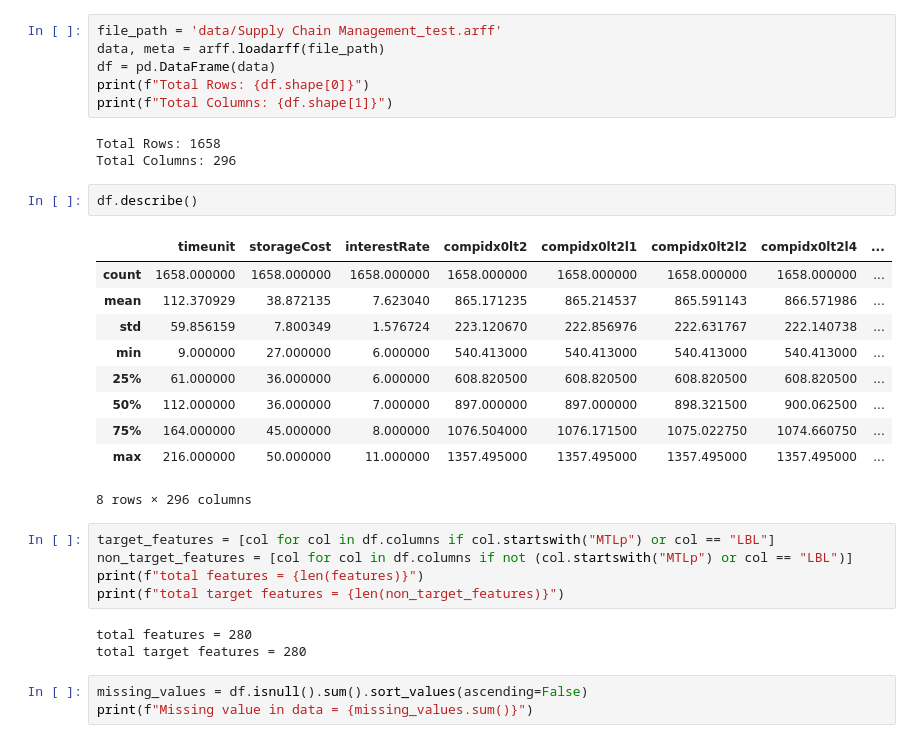
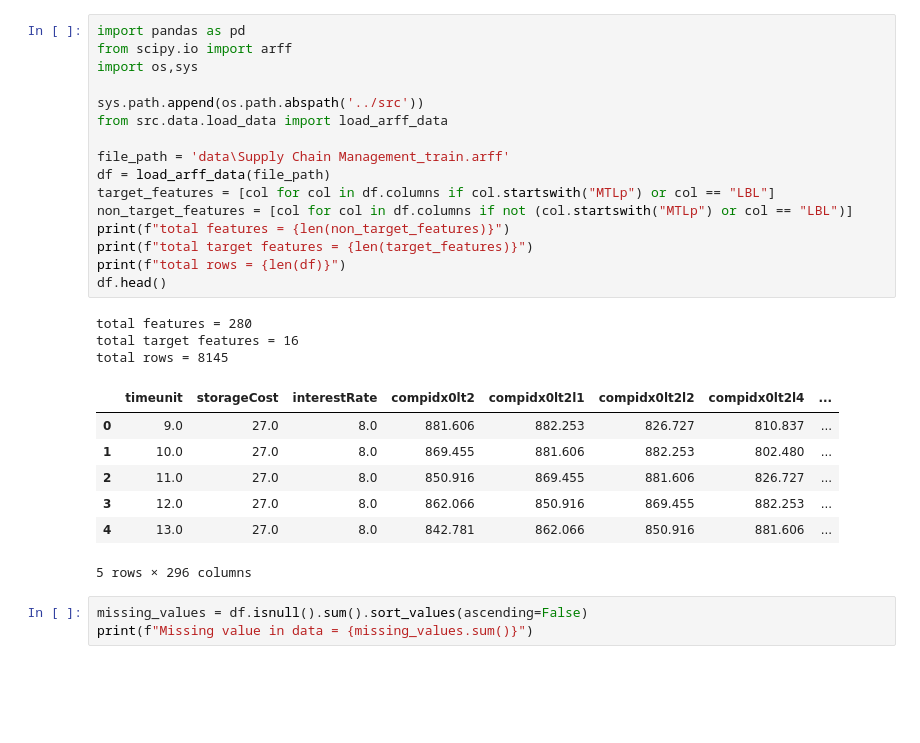
Before and after one commit to fznhanif/Smartfren-Skill-Test, a Jupyter notebook: notebook/01_EDA.ipynb, the cells around one changed output. Saved outputs shown, nothing was run; the diff lists cells and outputs as text; blank space fills up the shorter version.

```diff
--- a/notebook/01_EDA.ipynb
+++ b/notebook/01_EDA.ipynb
@@ -9,33 +1,30 @@ C:\Users\fauza\OneDrive\Documents\Job\Skill Test\Smartfren
-# %%
-file_path = 'data/Supply Chain Management_test.arff'
-data, meta = arff.loadarff(file_path)
-df = pd.DataFrame(data)
-print(f"Total Rows: {df.shape[0]}")
-print(f"Total Columns: {df.shape[1]}")
-# %% [output]
-Total Rows: 1658
-Total Columns: 296
-# %%
-df.describe()
-# %% [output]
-|  | timeunit | storageCost | interestRate | compidx0lt2 | compidx0lt2l1 | compidx0lt2l2 | compidx0lt2l4 | ... |
-| count | 1658.000000 | 1658.000000 | 1658.000000 | 1658.000000 | 1658.000000 | 1658.000000 | 1658.000000 | ... |
-| mean | 112.370929 | 38.872135 | 7.623040 | 865.171235 | 865.214537 | 865.591143 | 866.571986 | ... |
-| std | 59.856159 | 7.800349 | 1.576724 | 223.120670 | 222.856976 | 222.631767 | 222.140738 | ... |
-| min | 9.000000 | 27.000000 | 6.000000 | 540.413000 | 540.413000 | 540.413000 | 540.413000 | ... |
-| 25% | 61.000000 | 36.000000 | 6.000000 | 608.820500 | 608.820500 | 608.820500 | 608.820500 | ... |
-| 50% | 112.000000 | 36.000000 | 7.000000 | 897.000000 | 897.000000 | 898.321500 | 900.062500 | ... |
-| 75% | 164.000000 | 45.000000 | 8.000000 | 1076.504000 | 1076.171500 | 1075.022750 | 1074.660750 | ... |
-| max | 216.000000 | 50.000000 | 11.000000 | 1357.495000 | 1357.495000 | 1357.495000 | 1357.495000 | ... |
-8 rows × 296 columns
 # %%
+import pandas as pd
+from scipy.io import arff
+import os,sys
+
+sys.path.append(os.path.abspath('../src'))
+from src.data.load_data import load_arff_data
+
+file_path = 'data\Supply Chain Management_train.arff'
+df = load_arff_data(file_path)
 target_features = [col for col in df.columns if col.startswith("MTLp") or col == "LBL"]
 non_target_features = [col for col in df.columns if not (col.startswith("MTLp") or col == "LBL")]
-print(f"total features = {len(features)}")
-print(f"total target features = {len(non_target_features)}")
+print(f"total features = {len(non_target_features)}")
+print(f"total target features = {len(target_features)}")
+print(f"total rows = {len(df)}")
+df.head()
 # %% [output]
 total features = 280
-total target features = 280
+total target features = 16
+total rows = 8145
+|  | timeunit | storageCost | interestRate | compidx0lt2 | compidx0lt2l1 | compidx0lt2l2 | compidx0lt2l4 | ... |
+| 0 | 9.0 | 27.0 | 8.0 | 881.606 | 882.253 | 826.727 | 810.837 | ... |
+| 1 | 10.0 | 27.0 | 8.0 | 869.455 | 881.606 | 882.253 | 802.480 | ... |
+| 2 | 11.0 | 27.0 | 8.0 | 850.916 | 869.455 | 881.606 | 826.727 | ... |
+| 3 | 12.0 | 27.0 | 8.0 | 862.066 | 850.916 | 869.455 | 882.253 | ... |
+| 4 | 13.0 | 27.0 | 8.0 | 842.781 | 862.066 | 850.916 | 881.606 | ... |
+5 rows × 296 columns
 # %%
 missing_values = df.isnull().sum().sort_values(ascending=False)
 print(f"Missing value in data = {missing_values.sum()}")
```
Also changed, not shown: parts of 4 cells of this notebook, 14 other files.
